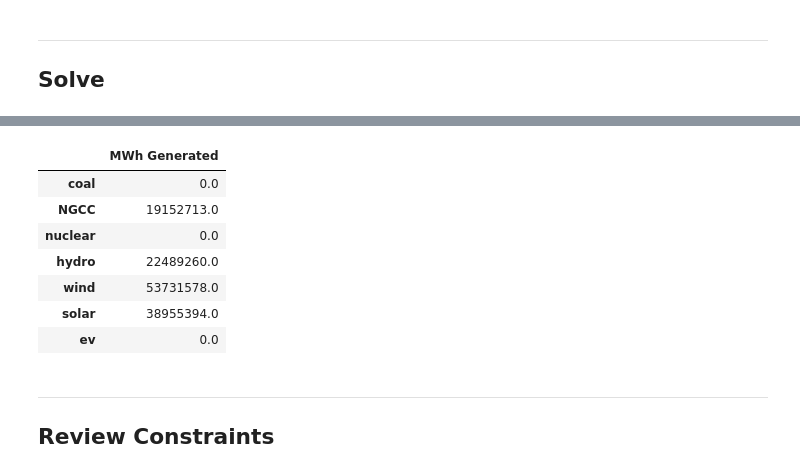
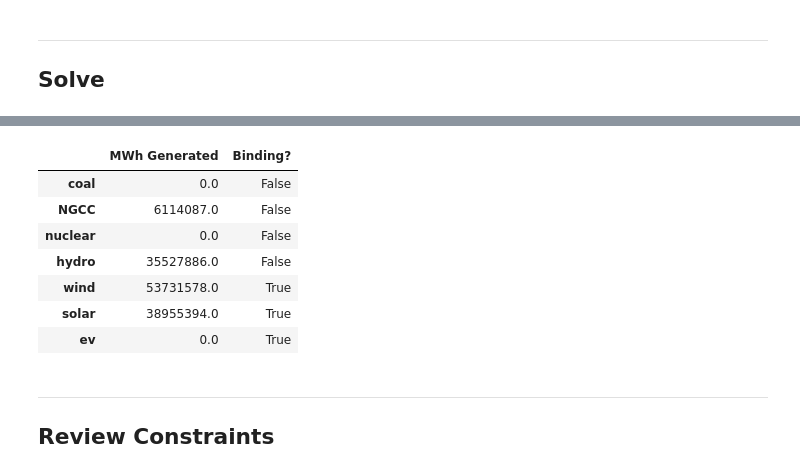
Before and after one commit to shane-ppy/15066_final_project, a Jupyter notebook: Team 5A Final Project.ipynb, the cells around one changed output, grey strips where cells are left out. Drawn from its saved outputs; the diff is of its cells as text; code cells hidden in the pictures.

```diff
--- a/Team 5A Final Project.ipynb
+++ b/Team 5A Final Project.ipynb
@@ -161,18 +137,20 @@ Optimized avg retail price (cents/kWh): 3.48
 
 Current per capita generation cost (cents/kWh): 10.26
 # %%
-# Print the optimal decsion variable solutions
-initSoln = pd.DataFrame((F.getAttr('x')/1e3).round(0), index=FUEL, columns=['MWh Generated'])
+# Print the optimal decision variable solutions
+d = {'MWh Generated': (F.getAttr('x')/1e3).round(0),
+     'Binding?': (TotalDemand*np.array(MAXGEN)==F.getAttr('x'))}
+initSoln = pd.DataFrame(data=d, index=FUEL)
 display(initSoln)
 # %% [output]
-|  | MWh Generated |
-| coal | 0.0 |
-| NGCC | 19152713.0 |
-| nuclear | 0.0 |
-| hydro | 22489260.0 |
-| wind | 53731578.0 |
-| solar | 38955394.0 |
-| ev | 0.0 |
+|  | MWh Generated | Binding? |
+| coal | 0.0 | False |
+| NGCC | 6114087.0 | False |
+| nuclear | 0.0 | False |
+| hydro | 35527886.0 | False |
+| wind | 53731578.0 | True |
+| solar | 38955394.0 | True |
+| ev | 0.0 | True |
 # %% [markdown]
 ---
 ## Review Constraints
```
Also changed, not shown: parts of 7 cells of this notebook, 4 other files.
